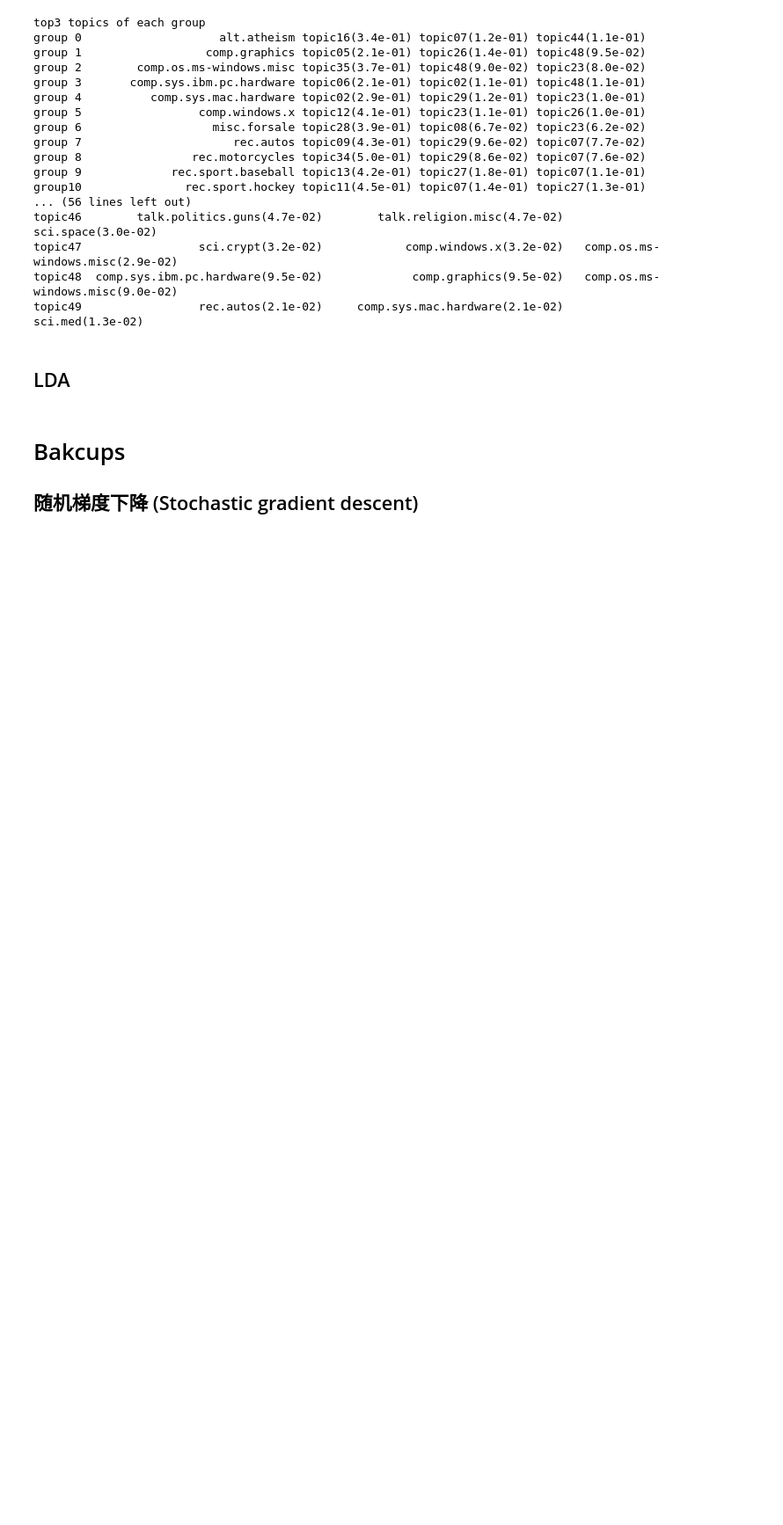
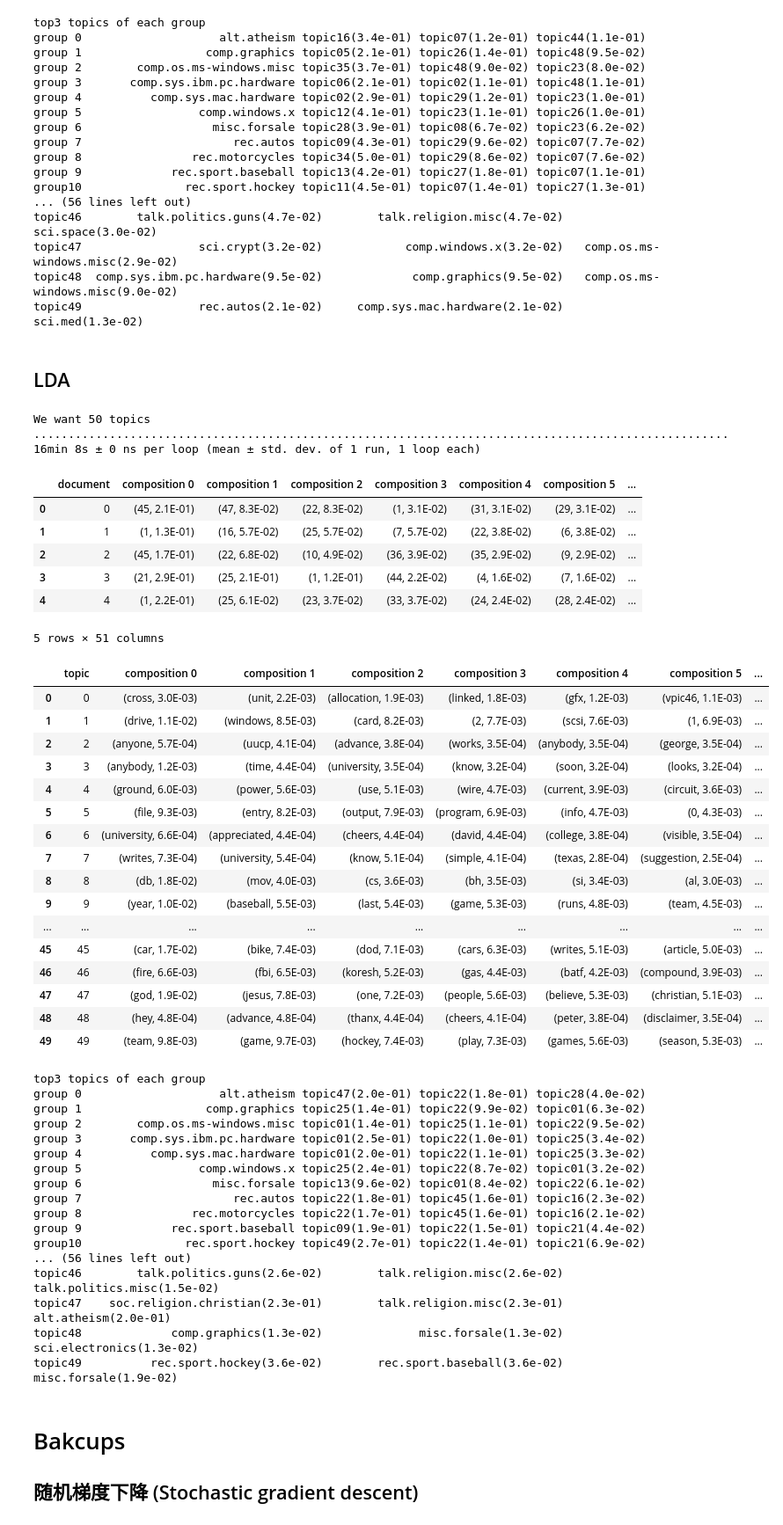
Before and after one commit to lhprojects/blog, a Jupyter notebook: JupyterNotebooks/LSA.ipynb, the cells around one changed output. Shown at 88% size. Cells and saved outputs as stored; diff of their text form; code cells hidden in the pictures; blank space fills up the shorter version.

```diff
--- a/JupyterNotebooks/LSA.ipynb
+++ b/JupyterNotebooks/LSA.ipynb
@@ -1314,16 +1304,64 @@ topic49                 rec.autos(2.1e-02)     comp.sys.mac.hardware(2.1e-02)
 # %% [markdown]
 ## LDA
 # %%
-if False:
-    N_topics = 3+0*min(3, n_catogories)
-    print("We want %d topics"%N_topics)
-    lda=LDA()
-    lda.set_structured_documents(email_sdocs)
-    lda.topic_decompose(ntopics=N_topics)
+print("We want %d topics"%N_topics)
+lda=LDA()
+lda.set_structured_documents(email_sdocs)
+def on_update(i):
+    if i % 10 == 0:
+        print(".", end="")
+    if i == 1000:
+        print()
+%timeit -r1 -n1 lda.topic_decompose(ntopics=N_topics, on_update=on_update, warnming_iters=1000, estimate_iters=1)
+# %% [output]
+We want 50 topics
+.....................................................................................................
+16min 8s ± 0 ns per loop (mean ± std. dev. of 1 run, 1 loop each)
 # %%
-if False:
-    lda.print_mat(max_docs=10, max_terms=3)
-    print_lsa(lda)
+lda.print_mat(max_docs=5, max_topics=100, max_terms=9)
+print_lsa(lda)
+# %% [output]
+|  | document | composition 0 | composition 1 | composition 2 | composition 3 | composition 4 | composition 5 | ... |
+| 0 | 0 | (45, 2.1E-01) | (47, 8.3E-02) | (22, 8.3E-02) | (1, 3.1E-02) | (31, 3.1E-02) | (29, 3.1E-02) | ... |
+| 1 | 1 | (1, 1.3E-01) | (16, 5.7E-02) | (25, 5.7E-02) | (7, 5.7E-02) | (22, 3.8E-02) | (6, 3.8E-02) | ... |
+| 2 | 2 | (45, 1.7E-01) | (22, 6.8E-02) | (10, 4.9E-02) | (36, 3.9E-02) | (35, 2.9E-02) | (9, 2.9E-02) | ... |
+| 3 | 3 | (21, 2.9E-01) | (25, 2.1E-01) | (1, 1.2E-01) | (44, 2.2E-02) | (4, 1.6E-02) | (7, 1.6E-02) | ... |
+| 4 | 4 | (1, 2.2E-01) | (25, 6.1E-02) | (23, 3.7E-02) | (33, 3.7E-02) | (24, 2.4E-02) | (28, 2.4E-02) | ... |
+5 rows × 51 columns
+|  | topic | composition 0 | composition 1 | composition 2 | composition 3 | composition 4 | composition 5 | ... |
+| 0 | 0 | (cross, 3.0E-03) | (unit, 2.2E-03) | (allocation, 1.9E-03) | (linked, 1.8E-03) | (gfx, 1.2E-03) | (vpic46, 1.1E-03) | ... |
+| 1 | 1 | (drive, 1.1E-02) | (windows, 8.5E-03) | (card, 8.2E-03) | (2, 7.7E-03) | (scsi, 7.6E-03) | (1, 6.9E-03) | ... |
+| 2 | 2 | (anyone, 5.7E-04) | (uucp, 4.1E-04) | (advance, 3.8E-04) | (works, 3.5E-04) | (anybody, 3.5E-04) | (george, 3.5E-04) | ... |
+| 3 | 3 | (anybody, 1.2E-03) | (time, 4.4E-04) | (university, 3.5E-04) | (know, 3.2E-04) | (soon, 3.2E-04) | (looks, 3.2E-04) | ... |
+| 4 | 4 | (ground, 6.0E-03) | (power, 5.6E-03) | (use, 5.1E-03) | (wire, 4.7E-03) | (current, 3.9E-03) | (circuit, 3.6E-03) | ... |
+| 5 | 5 | (file, 9.3E-03) | (entry, 8.2E-03) | (output, 7.9E-03) | (program, 6.9E-03) | (info, 4.7E-03) | (0, 4.3E-03) | ... |
+| 6 | 6 | (university, 6.6E-04) | (appreciated, 4.4E-04) | (cheers, 4.4E-04) | (david, 4.4E-04) | (college, 3.8E-04) | (visible, 3.5E-04) | ... |
+| 7 | 7 | (writes, 7.3E-04) | (university, 5.4E-04) | (know, 5.1E-04) | (simple, 4.1E-04) | (texas, 2.8E-04) | (suggestion, 2.5E-04) | ... |
+| 8 | 8 | (db, 1.8E-02) | (mov, 4.0E-03) | (cs, 3.6E-03) | (bh, 3.5E-03) | (si, 3.4E-03) | (al, 3.0E-03) | ... |
+| 9 | 9 | (year, 1.0E-02) | (baseball, 5.5E-03) | (last, 5.4E-03) | (game, 5.3E-03) | (runs, 4.8E-03) | (team, 4.5E-03) | ... |
+| ... | ... | ... | ... | ... | ... | ... | ... | ... |
+| 45 | 45 | (car, 1.7E-02) | (bike, 7.4E-03) | (dod, 7.1E-03) | (cars, 6.3E-03) | (writes, 5.1E-03) | (article, 5.0E-03) | ... |
+| 46 | 46 | (fire, 6.6E-03) | (fbi, 6.5E-03) | (koresh, 5.2E-03) | (gas, 4.4E-03) | (batf, 4.2E-03) | (compound, 3.9E-03) | ... |
+| 47 | 47 | (god, 1.9E-02) | (jesus, 7.8E-03) | (one, 7.2E-03) | (people, 5.6E-03) | (believe, 5.3E-03) | (christian, 5.1E-03) | ... |
+| 48 | 48 | (hey, 4.8E-04) | (advance, 4.8E-04) | (thanx, 4.4E-04) | (cheers, 4.1E-04) | (peter, 3.8E-04) | (disclaimer, 3.5E-04) | ... |
+| 49 | 49 | (team, 9.8E-03) | (game, 9.7E-03) | (hockey, 7.4E-03) | (play, 7.3E-03) | (games, 5.6E-03) | (season, 5.3E-03) | ... |
+top3 topics of each group
+group 0                    alt.atheism topic47(2.0e-01) topic22(1.8e-01) topic28(4.0e-02)
+group 1                  comp.graphics topic25(1.4e-01) topic22(9.9e-02) topic01(6.3e-02)
+group 2        comp.os.ms-windows.misc topic01(1.4e-01) topic25(1.1e-01) topic22(9.5e-02)
+group 3       comp.sys.ibm.pc.hardware topic01(2.5e-01) topic22(1.0e-01) topic25(3.4e-02)
+group 4          comp.sys.mac.hardware topic01(2.0e-01) topic22(1.1e-01) topic25(3.3e-02)
+group 5                 comp.windows.x topic25(2.4e-01) topic22(8.7e-02) topic01(3.2e-02)
+group 6                   misc.forsale topic13(9.6e-02) topic01(8.4e-02) topic22(6.1e-02)
+group 7                      rec.autos topic22(1.8e-01) topic45(1.6e-01) topic16(2.3e-02)
+group 8                rec.motorcycles topic22(1.7e-01) topic45(1.6e-01) topic16(2.1e-02)
+group 9             rec.sport.baseball topic09(1.9e-01) topic22(1.5e-01) topic21(4.4e-02)
+group10               rec.sport.hockey topic49(2.7e-01) topic22(1.4e-01) topic21(6.9e-02)
+... (56 lines left out)
+topic46        talk.politics.guns(2.6e-02)        talk.religion.misc(2.6e-02)        talk.politics.misc(1.5e-02)
+topic47    soc.religion.christian(2.3e-01)        talk.religion.misc(2.3e-01)               alt.atheism(2.0e-01)
+topic48             comp.graphics(1.3e-02)              misc.forsale(1.3e-02)           sci.electronics(1.3e-02)
+topic49          rec.sport.hockey(3.6e-02)        rec.sport.baseball(3.6e-02)              misc.forsale(1.9e-02)
 # %% [markdown]
 # Bakcups
 ## 随机梯度下降 (Stochastic gradient descent)
```
Also changed, not shown: parts of 7 cells of this notebook.
